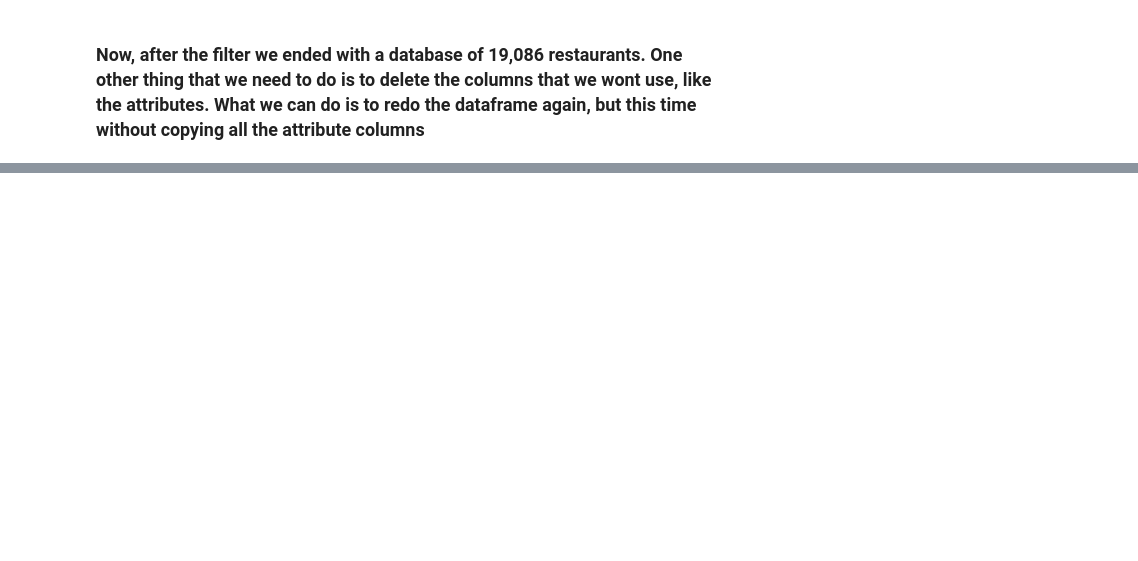
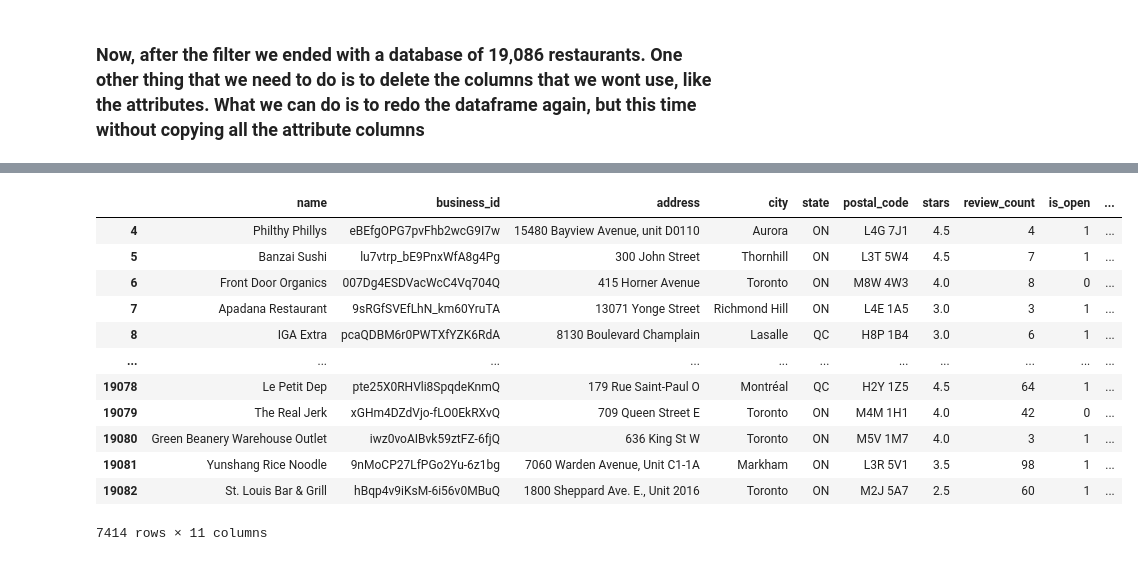
Before and after one commit to CS-UCR/final-project-order-66, a Jupyter notebook: Data_Cleaning.ipynb, the cells around one changed output, grey strips where cells are left out. Cells and saved outputs as stored; diff of their text form; code cells hidden in the pictures; blank space fills up the shorter version.

Commit message:
separate business_df by country

```diff
--- a/Data_Cleaning.ipynb
+++ b/Data_Cleaning.ipynb
@@ -137,0 +289,18 @@ all_restaurants_df
+# %%
+#Filter the data by canadian restaurants only
+canada_restaurants_df=all_restaurants_df[all_restaurants_df['state'].str.contains("ON") | all_restaurants_df['state'].str.contains("QC") | all_restaurants_df['state'].str.contains("AB") | all_restaurants_df['state'].str.contains('BC')]
+canada_restaurants_df
+# %% [output]
+|  | name | business_id | address | city | state | postal_code | stars | review_count | is_open | ... |
+| 4 | Philthy Phillys | eBEfgOPG7pvFhb2wcG9I7w | 15480 Bayview Avenue, unit D0110 | Aurora | ON | L4G 7J1 | 4.5 | 4 | 1 | ... |
+| 5 | Banzai Sushi | lu7vtrp_bE9PnxWfA8g4Pg | 300 John Street | Thornhill | ON | L3T 5W4 | 4.5 | 7 | 1 | ... |
+| 6 | Front Door Organics | 007Dg4ESDVacWcC4Vq704Q | 415 Horner Avenue | Toronto | ON | M8W 4W3 | 4.0 | 8 | 0 | ... |
+| 7 | Apadana Restaurant | 9sRGfSVEfLhN_km60YruTA | 13071 Yonge Street | Richmond Hill | ON | L4E 1A5 | 3.0 | 3 | 1 | ... |
+| 8 | IGA Extra | pcaQDBM6r0PWTXfYZK6RdA | 8130 Boulevard Champlain | Lasalle | QC | H8P 1B4 | 3.0 | 6 | 1 | ... |
+| ... | ... | ... | ... | ... | ... | ... | ... | ... | ... | ... |
+| 19078 | Le Petit Dep | pte25X0RHVli8SpqdeKnmQ | 179 Rue Saint-Paul O | Montréal | QC | H2Y 1Z5 | 4.5 | 64 | 1 | ... |
+| 19079 | The Real Jerk | xGHm4DZdVjo-fLO0EkRXvQ | 709 Queen Street E | Toronto | ON | M4M 1H1 | 4.0 | 42 | 0 | ... |
+| 19080 | Green Beanery Warehouse Outlet | iwz0voAIBvk59ztFZ-6fjQ | 636 King St W | Toronto | ON | M5V 1M7 | 4.0 | 3 | 1 | ... |
+| 19081 | Yunshang Rice Noodle | 9nMoCP27LfPGo2Yu-6z1bg | 7060 Warden Avenue, Unit C1-1A | Markham | ON | L3R 5V1 | 3.5 | 98 | 1 | ... |
+| 19082 | St. Louis Bar & Grill | hBqp4v9iKsM-6i56v0MBuQ | 1800 Sheppard Ave. E., Unit 2016 | Toronto | ON | M2J 5A7 | 2.5 | 60 | 1 | ... |
+7414 rows × 11 columns
```
Also changed, not shown: parts of 33 cells of this notebook.
